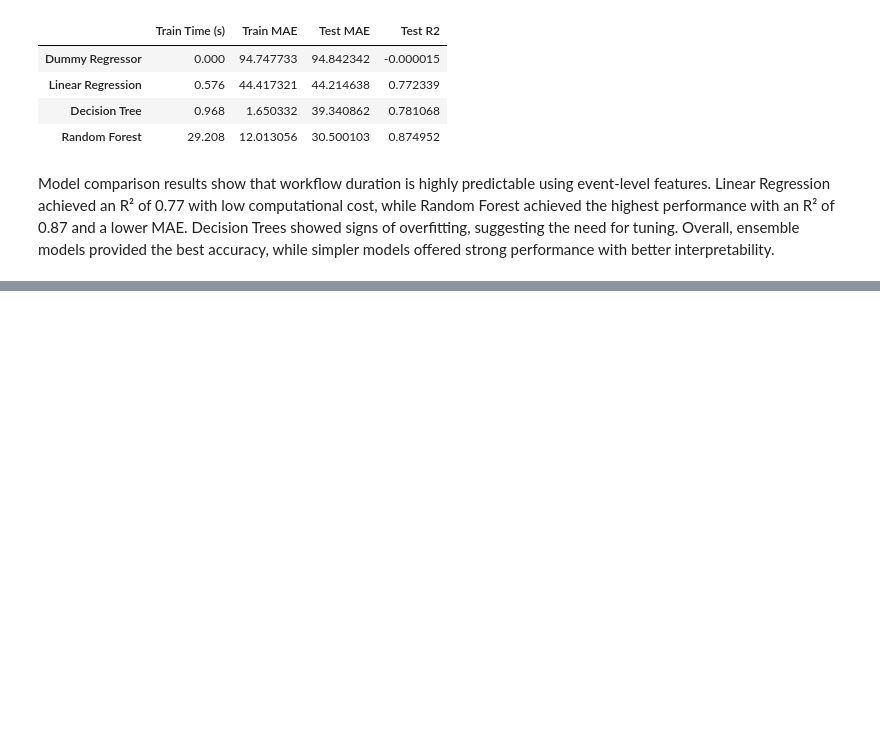
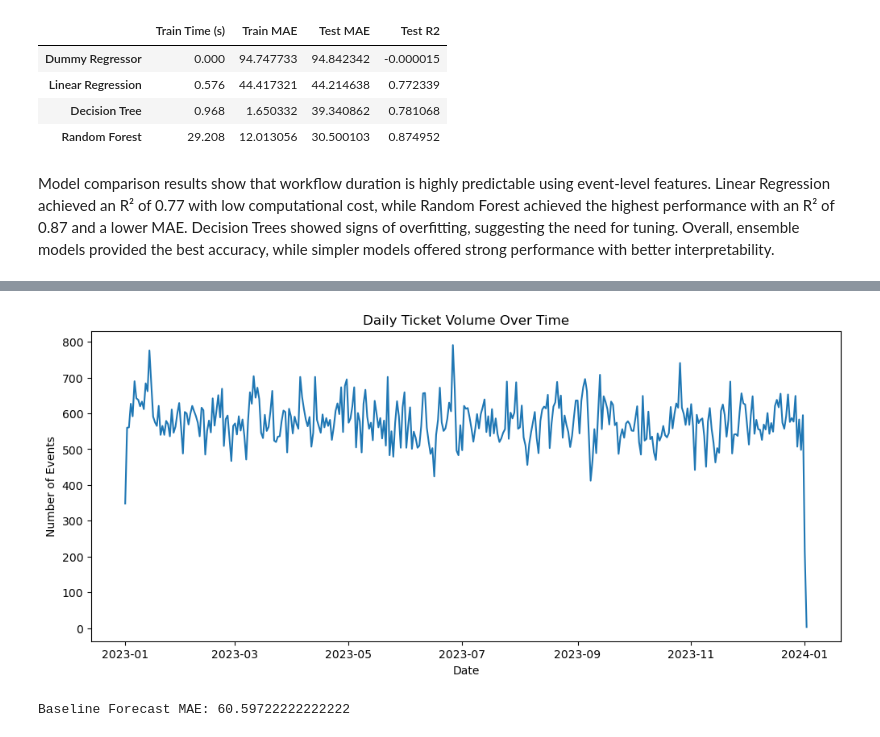
Before and after one commit to creyes25/ML-AI-Capstone-Project, a Jupyter notebook: Capstone_Jupyter.ipynb, the cells around one changed output, grey strips where cells are left out. Saved outputs shown, nothing was run; the diff lists cells and outputs as text; code cells hidden in the pictures; blank space fills up the shorter version.

Commit message:
create a seperate analysis using Time Series Forecasting

```diff
--- a/Capstone_Jupyter.ipynb
+++ b/Capstone_Jupyter.ipynb
@@ -419,0 +424,12 @@ Model comparison results show that workflow duration is highly predictable using
+# %%
+# view data
+ts_data = (
+    cleaned_data
+    .set_index('Timestamp')
+    .resample('D')
+    .size()
+    .rename('daily_events')
+)
+
+ts_data.head()
+ts_data.tail()
@@ -419,0 +444,10 @@ Model comparison results show that workflow duration is highly predictable using
+# %%
+# visualize time series data
+plt.figure(figsize=(12,5))
+plt.plot(ts_data)
+plt.title("Daily Ticket Volume Over Time")
+plt.xlabel("Date")
+plt.ylabel("Number of Events")
+plt.show()
+# %% [output]
+[figure, added]
@@ -419,0 +461,9 @@ Model comparison results show that workflow duration is highly predictable using
+# %%
+# Baseline Forecast
+
+baseline_forecast = test_ts.shift(1)
+
+mae_naive = mean_absolute_error(test_ts[1:], baseline_forecast[1:])
+print("Baseline Forecast MAE:", mae_naive)
+# %% [output]
+Baseline Forecast MAE: 60.59722222222222
```
Also changed, not shown: parts of 12 cells of this notebook.
